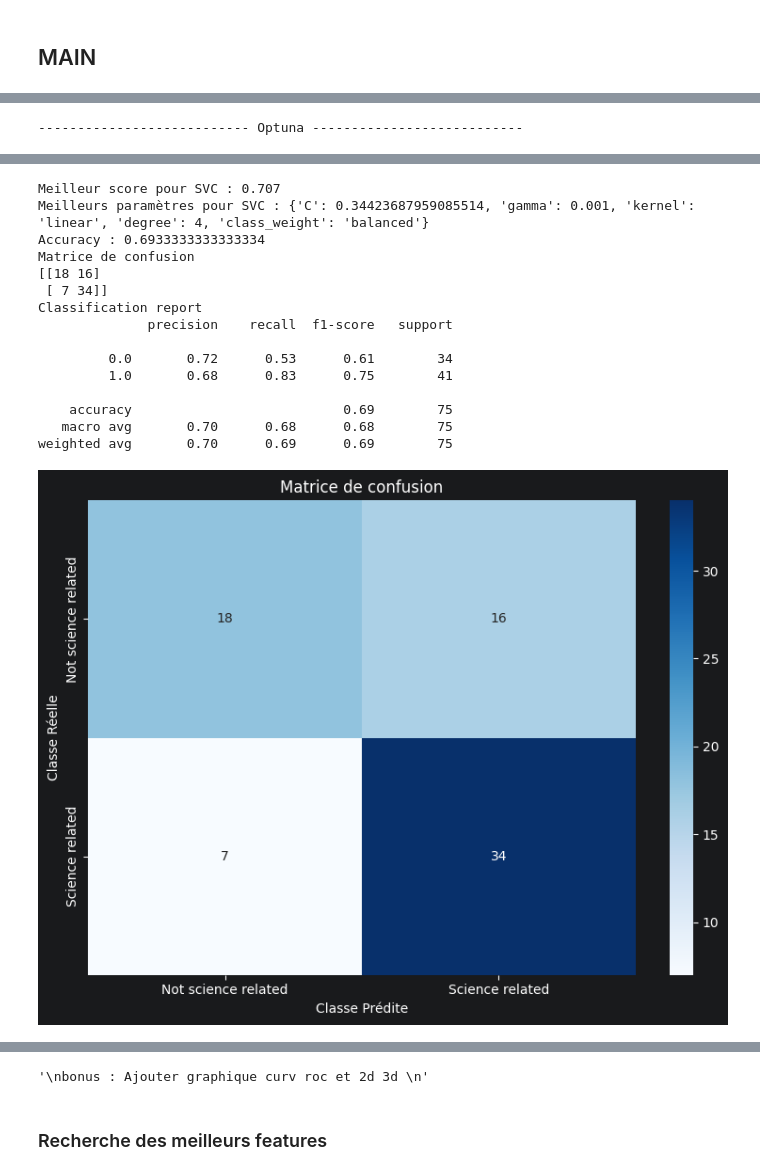
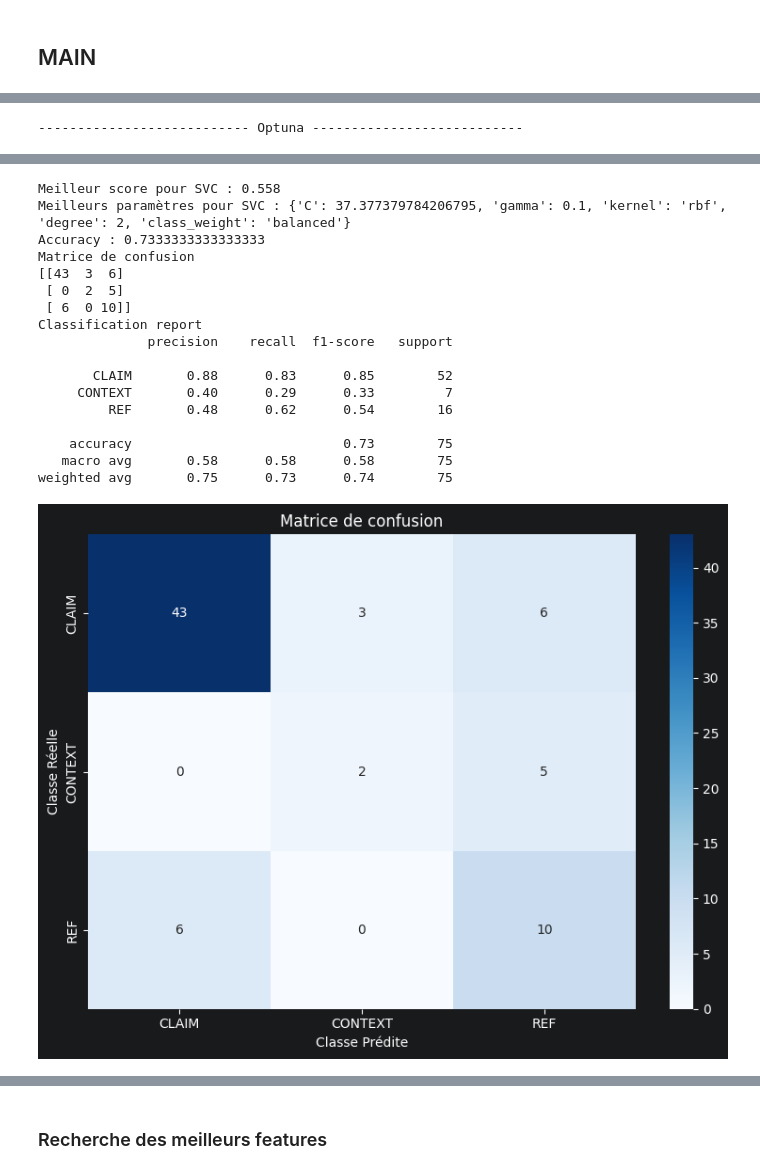
Before and after one commit to Phanpyyy/Classification-tweets, a Jupyter notebook: notebooks/main.ipynb, the cells around one changed output, grey strips where cells are left out. Saved outputs shown, nothing was run; the diff lists cells and outputs as text; code cells hidden in the pictures.

```diff
--- a/notebooks/main.ipynb
+++ b/notebooks/main.ipynb
@@ -669,7 +699,7 @@ class Config:
         # "scientific_claim", "science_related", "scientific_claim", "scientific_reference", "scientific_context"
         self.colonne_y:str = colonne_y
 # %%
-def evaluate_classifieur(X_train, y_train, X_test, y_test, min_df, max_df, ngrams, equilibrage):
+def evaluate_classifieur(X_train, y_train, X_test, y_test, min_df, max_df, ngrams, equilibrage, labels = None):
     seed = 7    # Reproductibilité
     results = {}
 
@@ -709,9 +739,9 @@ def evaluate_classifieur(X_train, y_train, X_test, y_test, min_df, max_df, ngram
         """
 
         print("\nClassification Report :")
-        print(classification_report(y_test, y_pred, target_names=["Not science", "Science"], zero_division=0))
+        print(classification_report(y_test, y_pred, target_names=labels, zero_division=0))
 
-    boite_a_moustache(results=results)
+    boite_a_moustache(results=results, nom_fichier=f"comparaison_modeles_{colonne_y_choisie}")
 # %%
 # Utilisation de Optuna pour automatiser la recherhe des meilleurs hyperparamètres -> plus performant que gridsearch
 def objective(trial, classifier_name, X, y, config):
@@ -727,7 +757,7 @@ def objective(trial, classifier_name, X, y, config):
                      for name, vals in params_config.items()}
     """
 
-    # nouvelle version où Optuna suggère les paramètres:
+    # nouvelle version où Optuna suggère les paramètres :
     chosen_params = {}
     for name, spec in params_config.items():
         param_type = spec[0] # int, float, categorical
@@ -754,7 +784,7 @@ def objective(trial, classifier_name, X, y, config):
     score = cross_val_score(pipeline, X, y, cv=5, n_jobs=-1, scoring="f1_macro").mean()
     return score
 
-def get_best_params_optuna(classifier_name, X_train, y_train, X_test, y_test, config):
+def get_best_params_optuna(classifier_name, X_train, y_train, X_test, y_test, config, labels=None):
     """ Fonction pour lancer l'optimisation avec Optuna et évaluer le meilleur modèle sur le set test."""
     print("--------------------------- Optuna ---------------------------\n\n")
     study = optuna.create_study(direction="maximize")
@@ -766,16 +796,11 @@ def get_best_params_optuna(classifier_name, X_train, y_train, X_test, y_test, co
     # reconstruction du meilleur modèle pour prédiction finale
     best_params = study.best_params
 
-    best_model = create_model(classifier_name, best_params)
     use_weights = (config.equilibrage == "class_weight")
     classifieurs = get_dico_classifieur(y_train, use_class_weight=use_weights)
     pipeline = getClassifieurPipeline(classifieurs[classifier_name], min_df=config.min_df, max_df=config.max_df, ngrams=config.ngrams, equilibrage=config.equilibrage, params=best_params)
     pipeline.fit(X_train, y_train)
     y_pred = pipeline.predict(X_test)
-
-    # best_model.fit(X_train, y_train)
-    # y_pred = best_model.predict(X_test)
-
 
     print(f"Accuracy : {accuracy_score(y_test, y_pred)}")
 
@@ -786,7 +811,10 @@ def get_best_params_optuna(classifier_name, X_train, y_train, X_test, y_test, co
     class_report = classification_report(y_test, y_pred, zero_division=0)
     print(f"Classification report\n{class_report}")
 
-    plot_confusion_matrix(conf_matrix, title="Matrice de confusion", labels=["Not science related", "Science related"], cmap="Blues")
+    if labels is None:
+        labels = sorted(y_test.unique())
+
+    plot_confusion_matrix(conf_matrix, title="Matrice de confusion", labels=labels, cmap="Blues", nom_fichier=f"matrice_confusion_{classifier_name}_{config.colonne_y}")
 
     print(f"Accuracy  sur le jeu de test : {round(accuracy_score(y_test, y_pred),3)}")
     return best_params
@@ -819,12 +847,10 @@ def save_model(X_train, y_train, X_test, y_test, classifier_name, best_params, c
     print(f"Validation isolée sur : {len(X_val_final)} échantillons")
 
 
-
-
     ###
     # Gestion chemin svg
     ###
-    ROOT = Path().resolve().parent.parent # chemin du fichier actuel
+    ROOT = Path().resolve().parent
     name = input("nom de la pipeline : ")+".joblib"
     pipeline_path = ROOT  / "pipelines" / name
     pipeline_path.parent.mkdir(parents=True, exist_ok=True) # Crée le dossier s'il n'existe pas
@@ -875,22 +901,31 @@ def save_model(X_train, y_train, X_test, y_test, classifier_name, best_params, c
 # %% [markdown]
 ## MAIN
 # %%
-noms = ["science_related", "scientific_claim",	"scientific_reference",	"scientific_context"]
+df = add_derived_labels(df)
+noms = ["science_related", "claim_or_ref", "type_assertion"]
 equilibrage_options = ["class_weight", "SMOTE", "copy", "down", None]
 # hastag 1 hasthag+mot, 2 hastag, 3 mot
 
-config = Config(urls=True, mentions=True, emojis=True, hashtags=3, punct=True, min_df=3, max_df=0.8, ngrams= (1,3), equilibrage="copy", colonne_y=noms[2])
+print("Tâches disponibles :")
+print("1 -> SCI vs NON-SCI (science_related)")
+print("2 -> {CLAIM, REF} vs CONTEXT (claim_or_ref)")
+print("3 -> CLAIM vs REF vs CONTEXT (type_assertion)")
+tache_choisie = int(input("Quelle tâche voulez-vous traiter (1/2/3) : "))
+colonne_y_choisie = noms[tache_choisie - 1]
+
+config = Config(urls=True, mentions=True, emojis=True, hashtags=3, punct=True, min_df=3, max_df=0.8, ngrams= (1,3), equilibrage="copy", colonne_y=colonne_y_choisie)
 
 X_train, X_test, y_train, y_test = cleanAndSplit(dataframe = df, urls=config.urls, mentions=config.mentions, emojis=config.emojis, hashtags=config.hashtags, punct=config.punct, colonne_y=config.colonne_y)
 
 print("Répartition de la population avant équilibrage")
+print(y_train.value_counts())
 
 # à commenter lorsqu'on veut uniquement les hyperparams
 evaluate_classifieur(X_train=X_train, y_train=y_train, X_test=X_test, y_test=y_test,
                           min_df=config.min_df, max_df=config.max_df, ngrams=config.ngrams, equilibrage=config.equilibrage)
 
 
-# commenter tout ce qui suit lorsqu'on chercher uniquement à évaluer modele / pretraitements / gestion des desequilibre de classe
+# commenter tout ce qui suit lorsqu'on cherchait uniquement à évaluer modele / pretraitements / gestion des desequilibres de classe
 name_selected = input("Quel classifieur choisissez-vous\n:")
 use_weights = (config.equilibrage == "class_weight")
 dico_classifieur = get_dico_classifieur(y_train=y_train, use_class_weight=use_weights)
@@ -907,10 +942,4 @@ result = get_best_params_optuna(name_selected, X_train, y_train, X_test, y_test,
 
 
 save_model(X_train, y_train, X_test, y_test, name_selected, result, config)
-
-
-
-"""
-bonus : Ajouter graphique curv roc et 2d 3d
-"""
 # %% [output]
@@ -954,16 +984,18 @@ weighted avg       0.71      0.71      0.70        75
-Meilleur score pour SVC : 0.707
-Meilleurs paramètres pour SVC : {'C': 0.34423687959085514, 'gamma': 0.001, 'kernel': 'linear', 'degree': 4, 'class_weight': 'balanced'}
-Accuracy : 0.6933333333333334
+Meilleur score pour SVC : 0.558
+Meilleurs paramètres pour SVC : {'C': 37.377379784206795, 'gamma': 0.1, 'kernel': 'rbf', 'degree': 2, 'class_weight': 'balanced'}
+Accuracy : 0.7333333333333333
 Matrice de confusion
-[[18 16]
- [ 7 34]]
+[[43  3  6]
+ [ 0  2  5]
+ [ 6  0 10]]
 Classification report
               precision    recall  f1-score   support
 
-         0.0       0.72      0.53      0.61        34
-         1.0       0.68      0.83      0.75        41
+       CLAIM       0.88      0.83      0.85        52
+     CONTEXT       0.40      0.29      0.33         7
+         REF       0.48      0.62      0.54        16
 
-    accuracy                           0.69        75
-   macro avg       0.70      0.68      0.68        75
-weighted avg       0.70      0.69      0.69        75
+    accuracy                           0.73        75
+   macro avg       0.58      0.58      0.58        75
+weighted avg       0.75      0.73      0.74        75
-[figure, old version]
+[figure, new version]
@@ -986,5 +1018,4 @@ Texte : study find indigenous child parent promote strong sense cultural identit
 ------------------------------
-'\nbonus : Ajouter graphique curv roc et 2d 3d \n'
 # %% [markdown]
 ### Recherche des meilleurs features
 # %%
```
Also changed, not shown: parts of 5 cells of this notebook, 10 other files.
